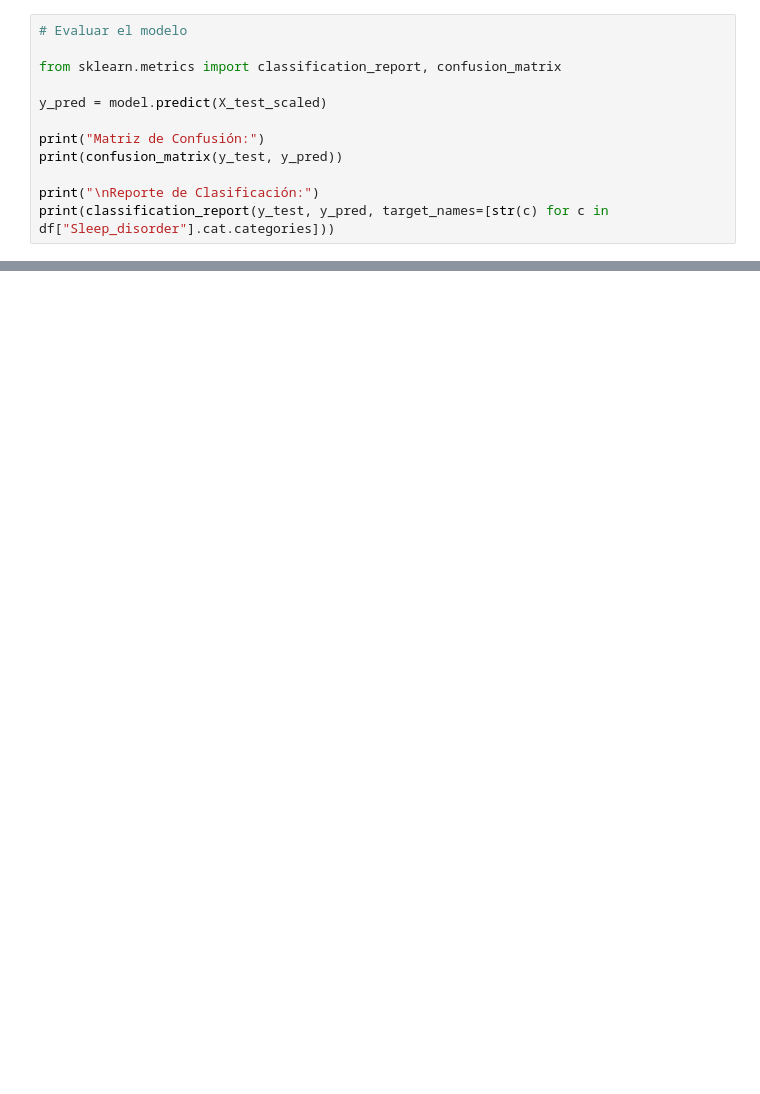
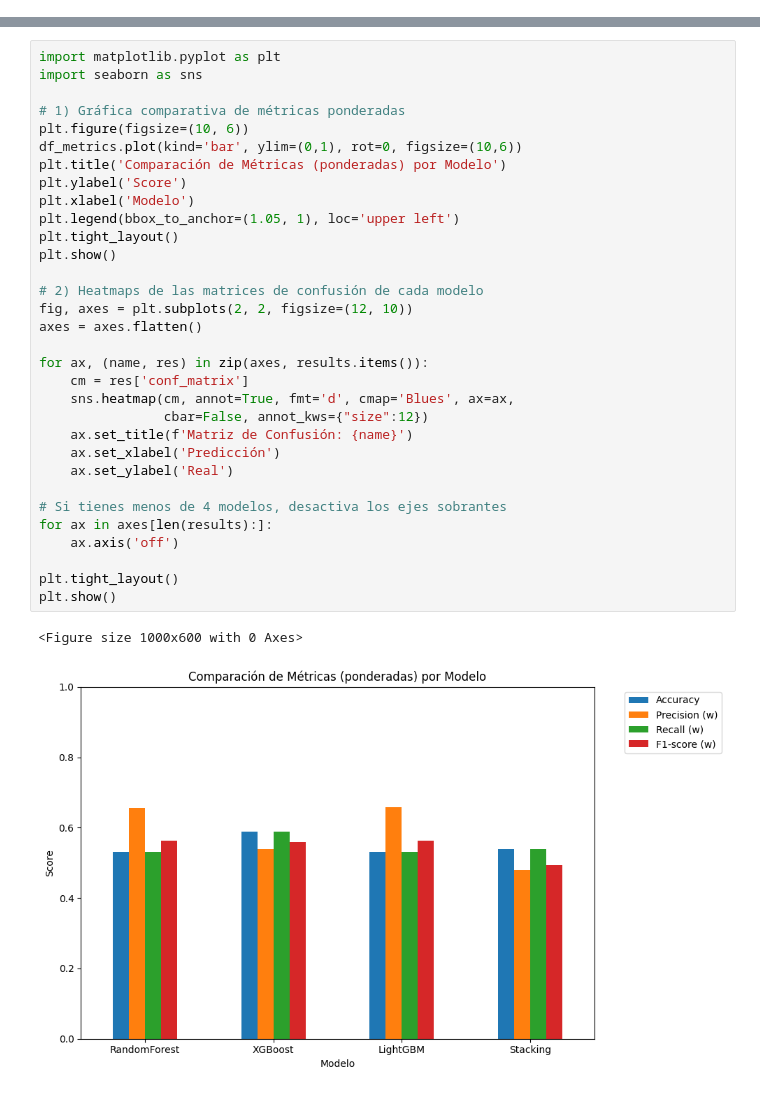
Before and after one commit to NaiSaratxaga/ML_sleep_lifestyle_predictor, a Jupyter notebook: src/notebooks/04_Entrenamiento_clasificacion_tipo_trastorno.ipynb, the cells around one changed output, grey strips where cells are left out. Saved outputs shown, nothing was run; the diff lists cells and outputs as text; blank space fills up the shorter version.

Commit message:
ajustes modelos clasificacion

```diff
--- a/src/notebooks/04_Entrenamiento_clasificacion_tipo_trastorno.ipynb
+++ b/src/notebooks/04_Entrenamiento_clasificacion_tipo_trastorno.ipynb
@@ -572,12 +0,0 @@ XGBClassifier(base_score=None, booster=None, callbacks=None,
-# %%
-# Evaluar el modelo
-
-from sklearn.metrics import classification_report, confusion_matrix
-
-y_pred = model.predict(X_test_scaled)
-
-print("Matriz de Confusión:")
-print(confusion_matrix(y_test, y_pred))
-
-print("\nReporte de Clasificación:")
-print(classification_report(y_test, y_pred, target_names=[str(c) for c in df["Sleep_disorder"].cat.categories]))
@@ -1049,0 +194,35 @@ weighted avg       0.60      0.54      0.56       452
+# %%
+import matplotlib.pyplot as plt
+import seaborn as sns
+
+# 1) Gráfica comparativa de métricas ponderadas
+plt.figure(figsize=(10, 6))
+df_metrics.plot(kind='bar', ylim=(0,1), rot=0, figsize=(10,6))
+plt.title('Comparación de Métricas (ponderadas) por Modelo')
+plt.ylabel('Score')
+plt.xlabel('Modelo')
+plt.legend(bbox_to_anchor=(1.05, 1), loc='upper left')
+plt.tight_layout()
+plt.show()
+
+# 2) Heatmaps de las matrices de confusión de cada modelo
+fig, axes = plt.subplots(2, 2, figsize=(12, 10))
+axes = axes.flatten()
+
+for ax, (name, res) in zip(axes, results.items()):
+    cm = res['conf_matrix']
+    sns.heatmap(cm, annot=True, fmt='d', cmap='Blues', ax=ax,
+                cbar=False, annot_kws={"size":12})
+    ax.set_title(f'Matriz de Confusión: {name}')
+    ax.set_xlabel('Predicción')
+    ax.set_ylabel('Real')
+
+# Si tienes menos de 4 modelos, desactiva los ejes sobrantes
+for ax in axes[len(results):]:
+    ax.axis('off')
+
+plt.tight_layout()
+plt.show()
+# %% [output]
+<Figure size 1000x600 with 0 Axes>
+[figure, added]
```
Also changed, not shown: parts of 55 cells of this notebook, 4 other files.
